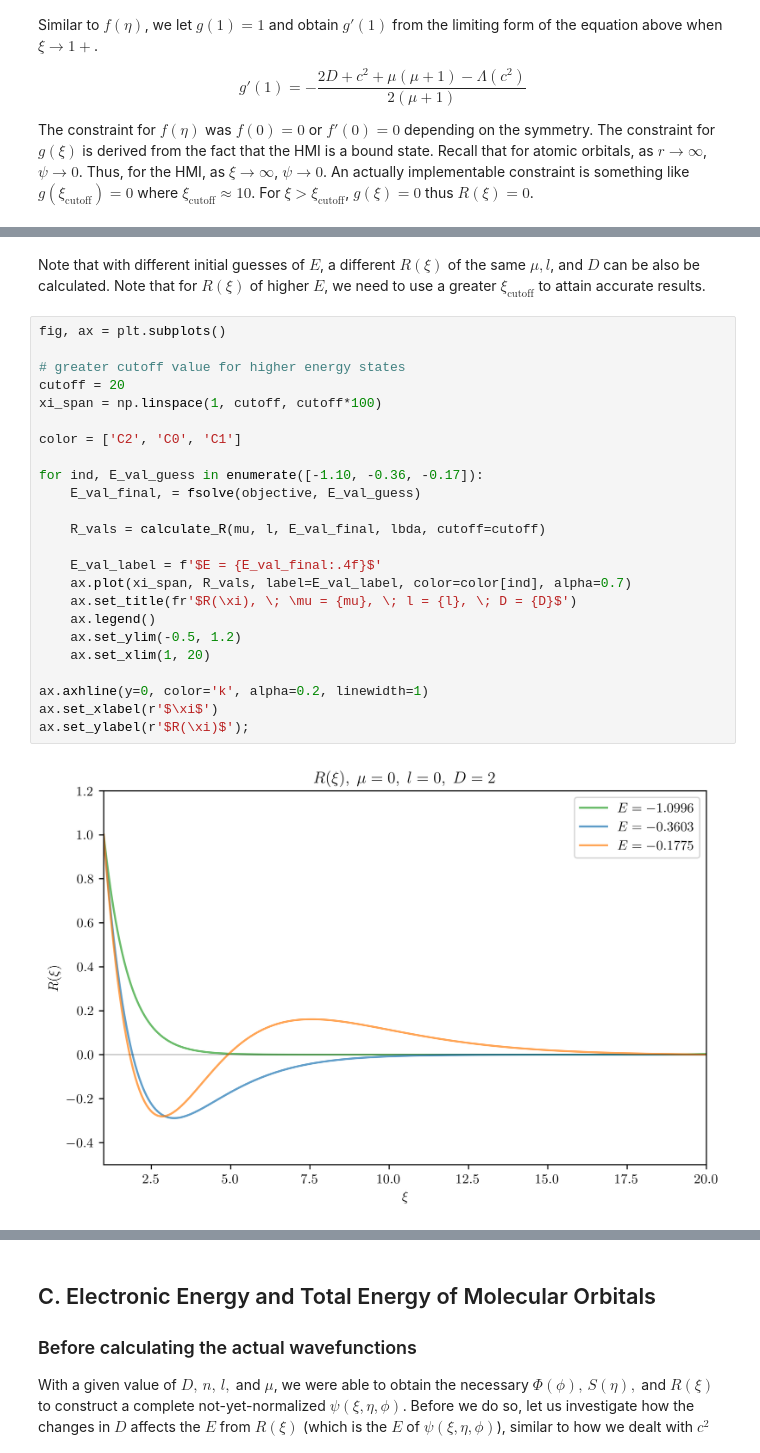
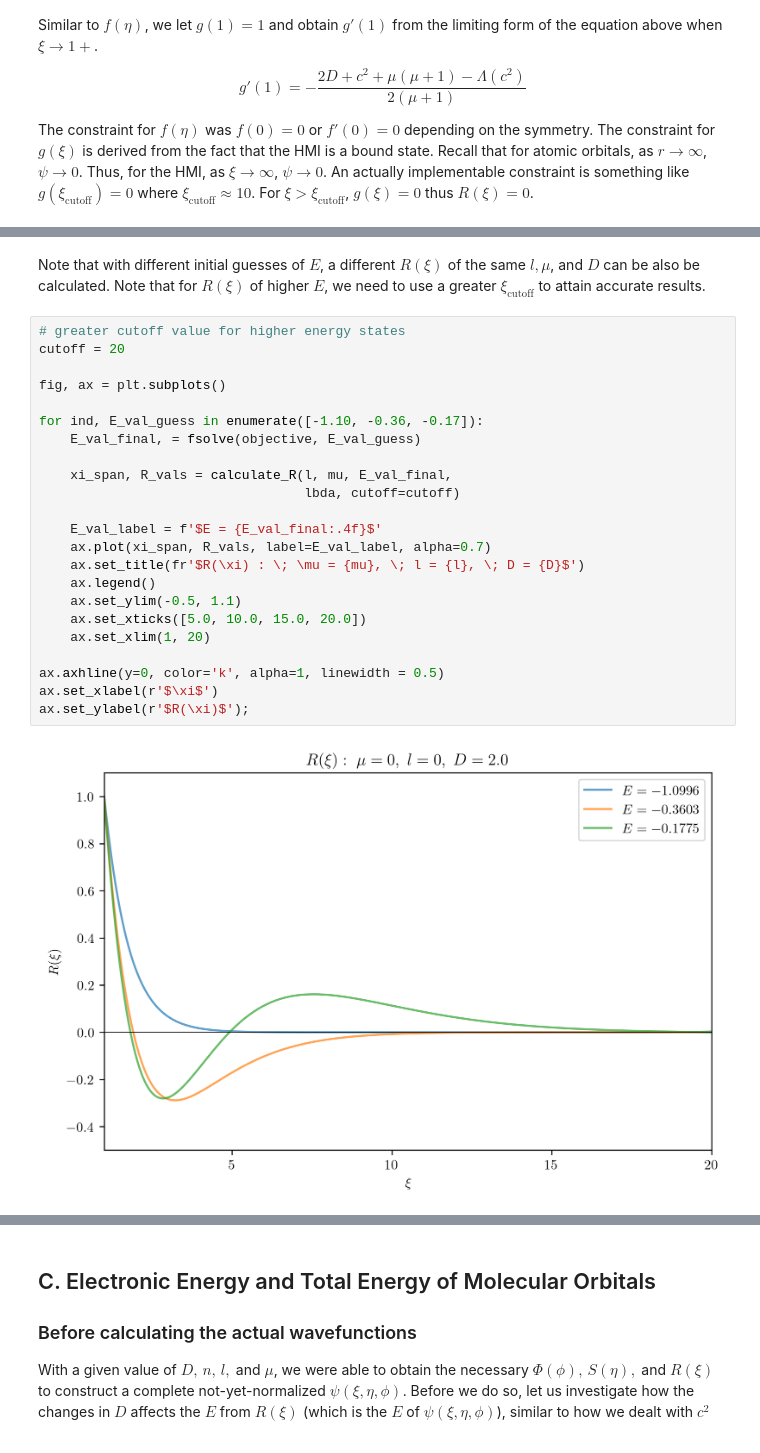
Before and after one commit to KeroseneNotForConsumption/hydrogen-molecular-ion, a Jupyter notebook: 3b_solve_R.ipynb, the cells around one changed output, grey strips where cells are left out. Cells and saved outputs as stored; diff of their text form.

```diff
--- a/3b_solve_R.ipynb
+++ b/3b_solve_R.ipynb
@@ -132,29 +146,28 @@ ax.set_ylabel(r'$R(\xi)$');
 # %% [markdown]
-Note that with different initial guesses of $E$, a different $R(\xi)$ of the same $\mu, l$, and $D$ can be also be calculated. Note that for $R(\xi)$ of higher $E$, we need to use a greater $\xi_{\text{cutoff}}$ to attain accurate results.
+Note that with different initial guesses of $E$, a different $R(\xi)$ of the same $l, \mu$, and $D$ can be also be calculated. Note that for $R(\xi)$ of higher $E$, we need to use a greater $\xi_{\text{cutoff}}$ to attain accurate results.
 # %%
-fig, ax = plt.subplots()
-
 # greater cutoff value for higher energy states
 cutoff = 20
-xi_span = np.linspace(1, cutoff, cutoff*100)
 
-color = ['C2', 'C0', 'C1']
+fig, ax = plt.subplots()
 
 for ind, E_val_guess in enumerate([-1.10, -0.36, -0.17]):
     E_val_final, = fsolve(objective, E_val_guess)
 
-    R_vals = calculate_R(mu, l, E_val_final, lbda, cutoff=cutoff)
+    xi_span, R_vals = calculate_R(l, mu, E_val_final,
+                                  lbda, cutoff=cutoff)
 
     E_val_label = f'$E = {E_val_final:.4f}$'
-    ax.plot(xi_span, R_vals, label=E_val_label, color=color[ind], alpha=0.7)
-    ax.set_title(fr'$R(\xi), \; \mu = {mu}, \; l = {l}, \; D = {D}$')
+    ax.plot(xi_span, R_vals, label=E_val_label, alpha=0.7)
+    ax.set_title(fr'$R(\xi) : \; \mu = {mu}, \; l = {l}, \; D = {D}$')
     ax.legend()
-    ax.set_ylim(-0.5, 1.2)
+    ax.set_ylim(-0.5, 1.1)
+    ax.set_xticks([5.0, 10.0, 15.0, 20.0])
     ax.set_xlim(1, 20)
 
-ax.axhline(y=0, color='k', alpha=0.2, linewidth=1)
+ax.axhline(y=0, color='k', alpha=1, linewidth = 0.5)
 ax.set_xlabel(r'$\xi$')
 ax.set_ylabel(r'$R(\xi)$');
 # %% [output]
-[figure, old version]
+[figure, new version]
 # %% [markdown]
```
Also changed, not shown: parts of 12 cells of this notebook, 5 other files.
